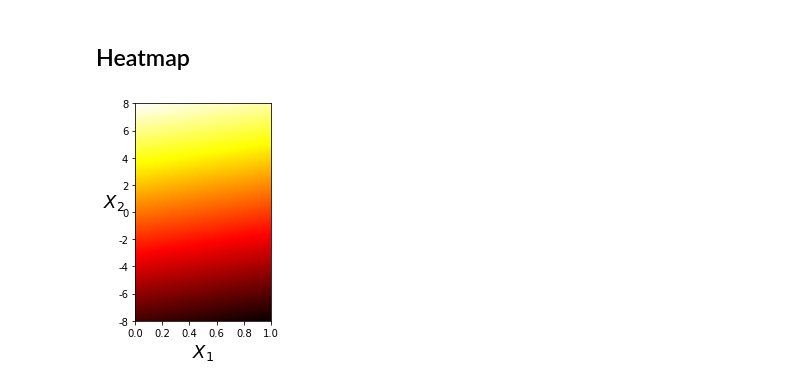
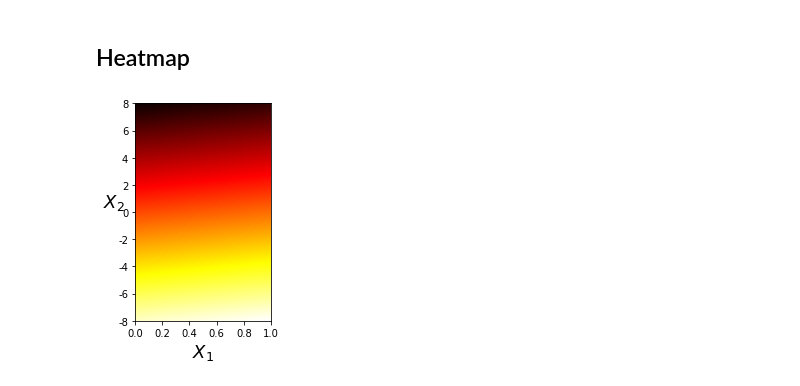
Before and after one commit to WanChiChen/CAP-4630, a Jupyter notebook: HW3/HW3.ipynb, the cells around one changed output. Drawn from its saved outputs; the diff is of its cells as text; code cells hidden in the pictures.

```diff
--- a/HW3/HW3.ipynb
+++ b/HW3/HW3.ipynb
@@ -106,15 +106,14 @@ tf.__version__
 # %%
 model = tf.keras.models.Sequential()
 
-model.add(tf.keras.layers.Dense(512, activation='relu',input_shape=(2,)))
-model.add(tf.keras.layers.Dense(256, activation='relu'))
-model.add(tf.keras.layers.Dense(1, activation='sigmoid'))
+model.add(tf.keras.layers.Dense(1, activation='sigmoid',input_shape=(2,)))
+#model.add(tf.keras.layers.Dense(1, activation='sigmoid'))
 
 model.compile(optimizer=tf.keras.optimizers.RMSprop(lr=0.001),
                 loss='binary_crossentropy',
                 metrics=['accuracy'])
 
-num_epochs = 60
+num_epochs = 200
 
 history = model.fit(training_data,
                     training_labels,
@@ -226,9 +226,6 @@ Conversion process:
 
   $\quad y=m*x + (-b / w_2)$
 # %%
-weights = model.layers[2].get_weights()
-print(weights[0].shape)
-print(weights[1].shape)
-print(weights[0][0], weights[0][1])
+weights = model.layers[0].get_weights()
 print(weights[1][0])
 # %% [output]
@@ -253,7 +247,7 @@ a = np.zeros((1600,1000))
 
 for i in range(1600):
   for j in range(1000):
-    a[i][j] = weights[0][0] * x1[j] + weights[0][1]*x2[i] + weights[1][0]
+    a[i][j] = np.sum(weights[0][0]) * x1[j] + np.sum(weights[0][1])*x2[i] + weights[1][0]
 
 fig = plt.figure()
 ax = fig.add_subplot(111)
@@ -412,29 +406,29 @@ plot_boundary(data, labels, w, b, w_logreg, b_logreg)
 # %%
 x1 = np.linspace(0, 1, 1000)
 x2 = np.linspace(-8, 8, 1600)
 
 a = np.zeros((1600,1000))
 
 for i in range(1600):
   for j in range(1000):
-    a[i][j] = w_logreg[1] * x1[j] + w_logreg[0]*x2[i] + b_logreg
+    a[i][j] = w_logreg[0] * x1[j] + w_logreg[1]*x2[i] + b_logreg
 
 fig = plt.figure()
 ax = fig.add_subplot(111)
 plt.xlim([0,1000])
 plt.ylim([0,1600])
 
 locs, graph_labels = plt.yticks()
 graph_labels = [-8,-6,-4,-2,0,2,4,6,8]
 plt.yticks(locs, graph_labels)
 
 locs, graph_labels = plt.xticks()
 graph_labels = [float(item)*0.001 for item in locs]
 plt.xticks(locs, graph_labels)
 
 plt.xlabel("$X_1$", fontsize=18)
 plt.ylabel("$X_2$", rotation=0, fontsize=18)
 plt.imshow(a, cmap='hot', interpolation='nearest')
 plt.show()
 # %% [output]
-[figure, old version]
+[figure, new version]
```
Also changed, not shown: parts of 18 cells of this notebook.
